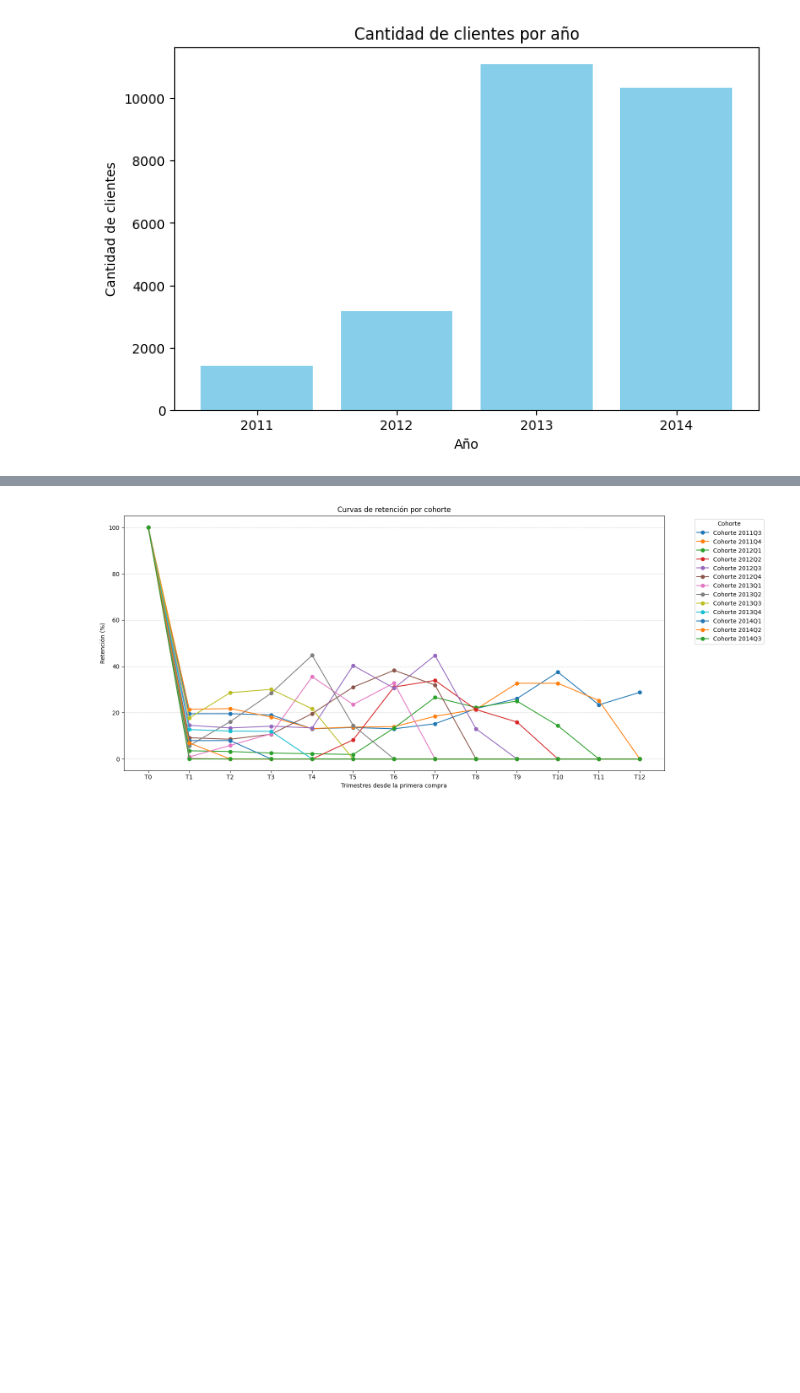
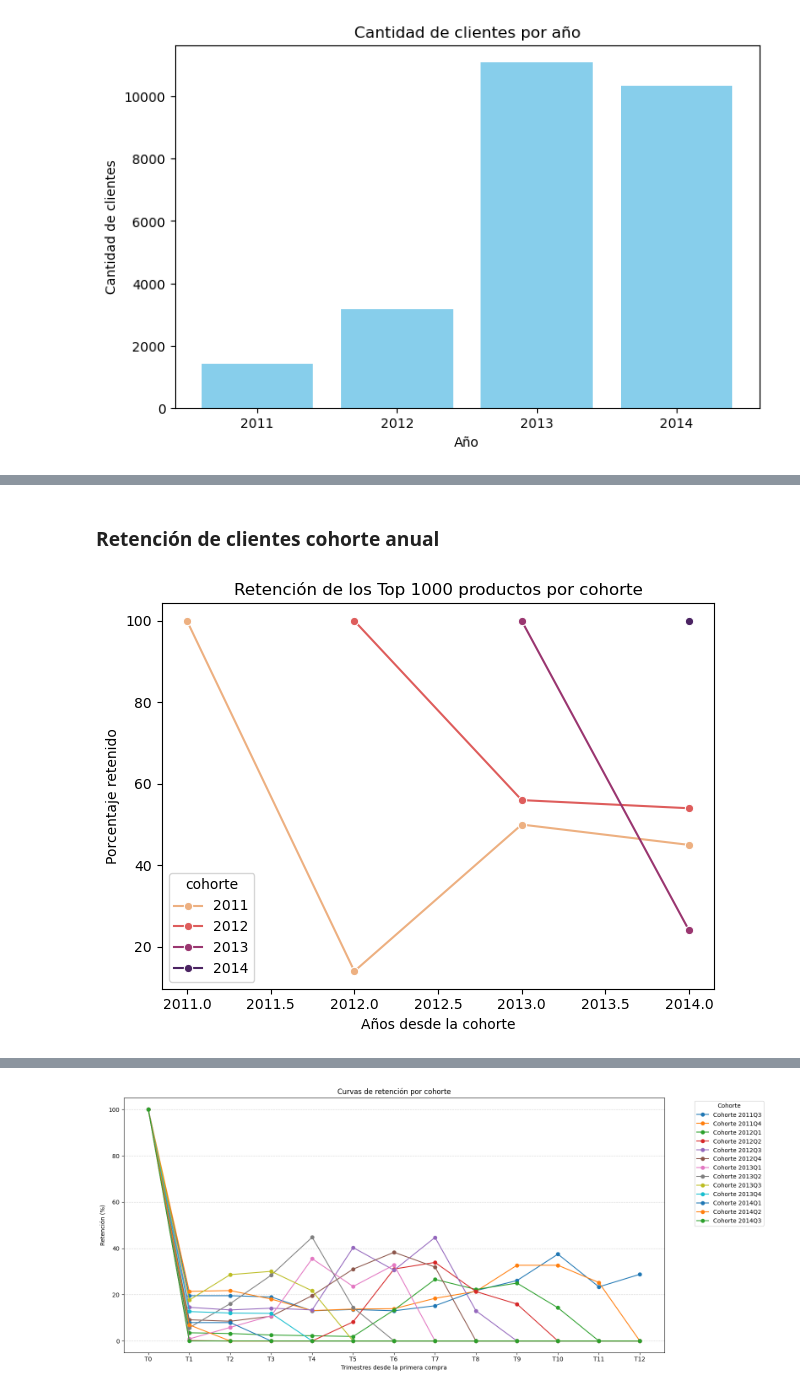
Before and after one commit to fedepicado/Series-temporales-con-SQL, a Jupyter notebook: Retencion de clientes.ipynb, the cells around one changed output, grey strips where cells are left out. Cells and saved outputs as stored; diff of their text form; code cells hidden in the pictures; blank space fills up the shorter version.

```diff
--- a/Retencion de clientes.ipynb
+++ b/Retencion de clientes.ipynb
@@ -70,0 +336,61 @@ Los clientes que compraron en 2011 se van o se quedan ?
+# %% [markdown]
+### Retención de clientes cohorte anual
+# %%
+query = ("""WITH primera_compra AS (
+    SELECT
+        CustomerID,
+        MIN(YEAR(OrderDate)) AS año_primera_compra
+    FROM Sales.SalesOrderHeader
+    WHERE YEAR(OrderDate) BETWEEN 2011 AND 2014
+    GROUP BY CustomerID
+),
+compras_por_cliente AS (
+    SELECT
+        soh.CustomerID,
+        pc.año_primera_compra AS cohorte,
+        YEAR(soh.OrderDate) AS año_observado
+    FROM Sales.SalesOrderHeader soh
+    JOIN primera_compra pc ON soh.CustomerID = pc.CustomerID
+    WHERE YEAR(soh.OrderDate) BETWEEN 2011 AND 2014
+        AND pc.año_primera_compra BETWEEN 2011 AND 2014
+        AND YEAR(soh.OrderDate) >= pc.año_primera_compra
+),
+clientes_cohorte_retencion AS (
+    SELECT
+        cohorte,
+        año_observado - cohorte AS año_desde_cohorte,
+        COUNT(DISTINCT CustomerID) AS clientes_retenidos
+    FROM compras_por_cliente
+    GROUP BY cohorte, año_observado - cohorte
+)
+SELECT
+    ccr.cohorte,
+    ccr.año_desde_cohorte+cohorte as año_desde_cohorte ,
+    round((CAST(ccr.clientes_retenidos AS FLOAT) /
+     CAST(FIRST_VALUE(ccr.clientes_retenidos) OVER (PARTITION BY ccr.cohorte ORDER BY ccr.año_desde_cohorte) AS FLOAT)),2) * 100
+     AS porcentaje
+FROM clientes_cohorte_retencion ccr
+order by ccr.cohorte, ccr.año_desde_cohorte asc""")
+trans.rollback()
+df = armar_query(query)
+
+# Asegurás tipos numéricos
+df['cohorte'] = df['cohorte'].astype(int)
+df['año_desde_cohorte'] = df['año_desde_cohorte'].astype(int)
+
+# Lineplot: eje X = años desde cohorte, eje Y = porcentaje, una línea por cohorte
+sns.lineplot(
+    data=df,
+    x='año_desde_cohorte',
+    y='porcentaje',
+    hue='cohorte',
+    marker='o',
+    palette= 'flare'
+)
+plt.title('Retención de los Top 1000 productos por cohorte')
+plt.xlabel('Años desde la cohorte')
+plt.ylabel('Porcentaje retenido')
+plt.tight_layout()
+plt.show()
+# %% [output]
+[figure, added]
```
Also changed, not shown: parts of 15 cells of this notebook.
